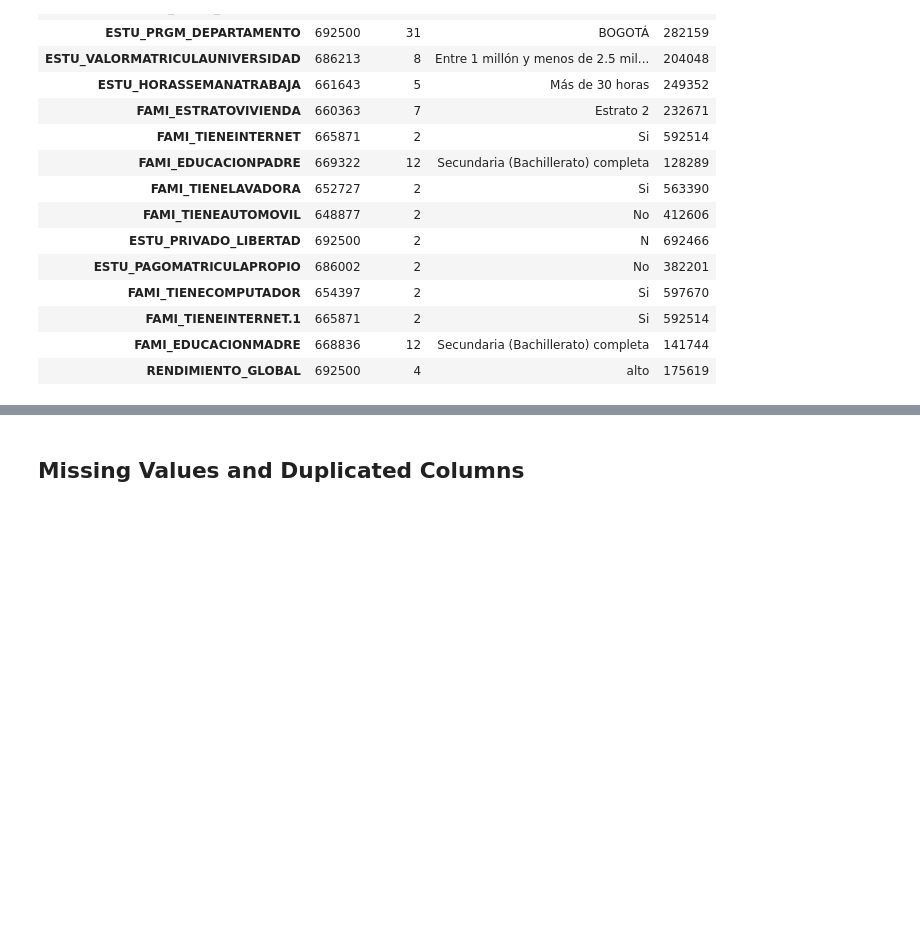
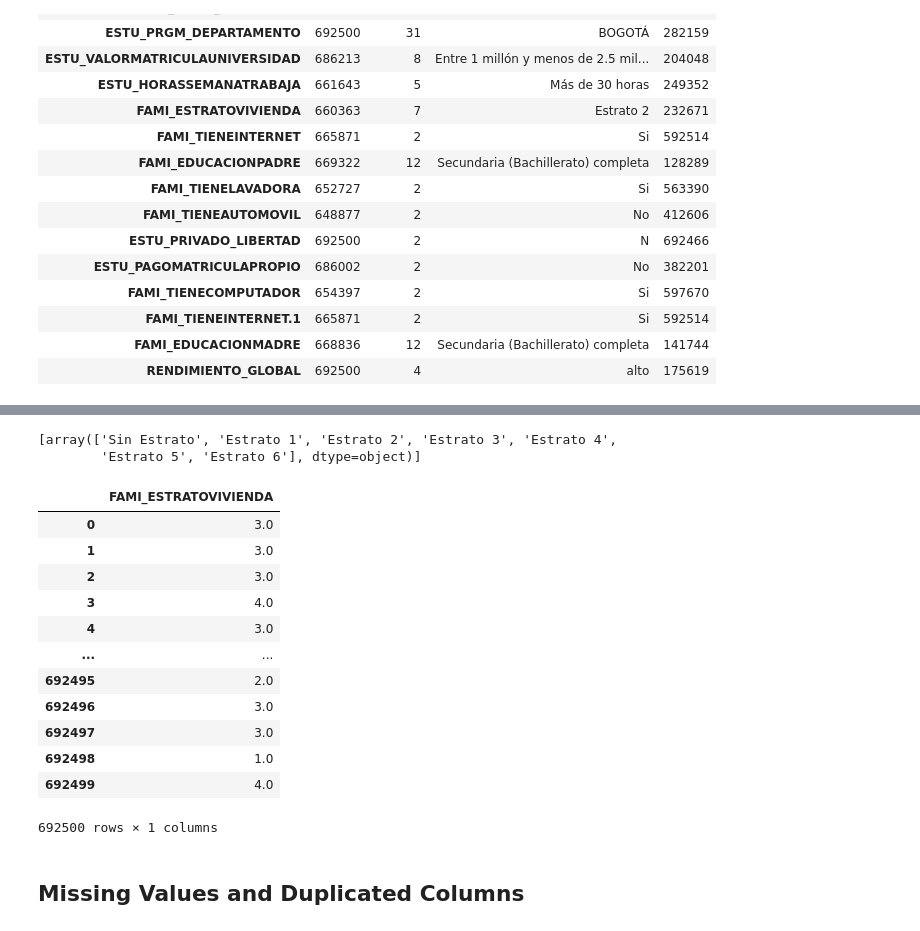
Before and after one commit to itsandregil/saber-pro-prediction, a Jupyter notebook: 02-preprocessing.ipynb, the cells around one changed output, grey strips where cells are left out. Drawn from its saved outputs; the diff is of its cells as text; code cells hidden in the pictures; blank space fills up the shorter version.

```diff
--- a/02-preprocessing.ipynb
+++ b/02-preprocessing.ipynb
@@ -101,0 +177,9 @@ dtype: int64
+# %%
+status_class_order = [["Sin Estrato" if idx == 0 else f"Estrato {idx}" for idx in range(7)]]
+
+ord_transformer = Pipeline(steps=[
+    ("imputer", SimpleImputer(strategy="constant", fill_value="Sin Estrato")),
+    ("ord_encoder", OrdinalEncoder(categories=status_class_order))
+])
+
+status_class_order
@@ -102,3 +194,26 @@ dtype: int64
+# %%
+data_ord_encoded = ord_transformer.fit_transform(df_train[["FAMI_ESTRATOVIVIENDA"]])
+ord_transformer["ord_encoder"].categories_
+# %% [output]
+[array(['Sin Estrato', 'Estrato 1', 'Estrato 2', 'Estrato 3', 'Estrato 4',
+        'Estrato 5', 'Estrato 6'], dtype=object)]
+# %%
+df_ord = pd.DataFrame(data_ord_encoded, columns=["FAMI_ESTRATOVIVIENDA"])
+df_ord
+# %% [output]
+|  | FAMI_ESTRATOVIVIENDA |
+| 0 | 3.0 |
+| 1 | 3.0 |
+| 2 | 3.0 |
+| 3 | 4.0 |
+| 4 | 3.0 |
+| ... | ... |
+| 692495 | 2.0 |
+| 692496 | 3.0 |
+| 692497 | 3.0 |
+| 692498 | 1.0 |
+| 692499 | 4.0 |
+692500 rows × 1 columns
 # %% [markdown]
 ## Missing Values and Duplicated Columns
 # %%
```
Also changed, not shown: parts of 26 cells of this notebook.
